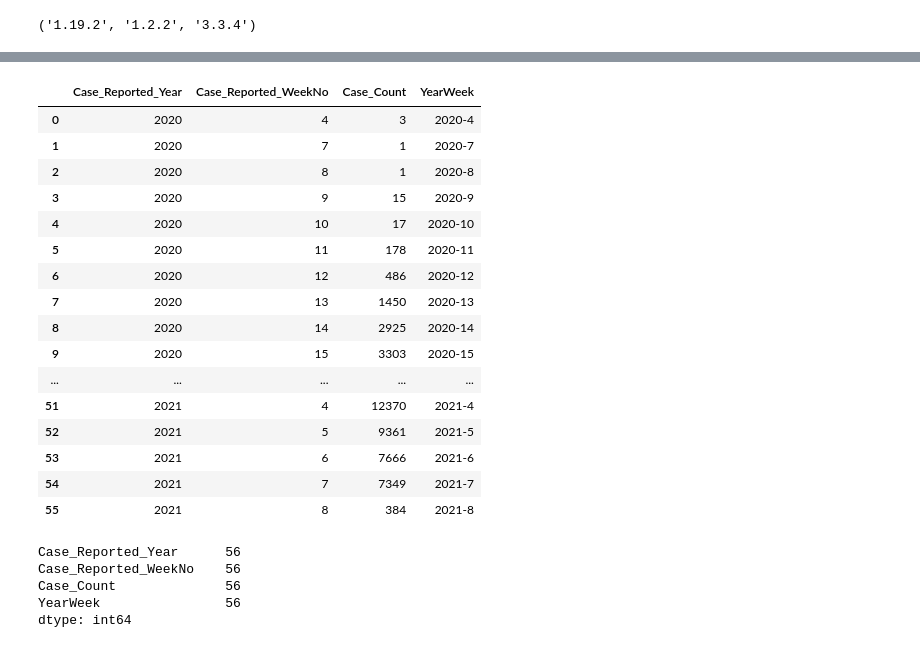
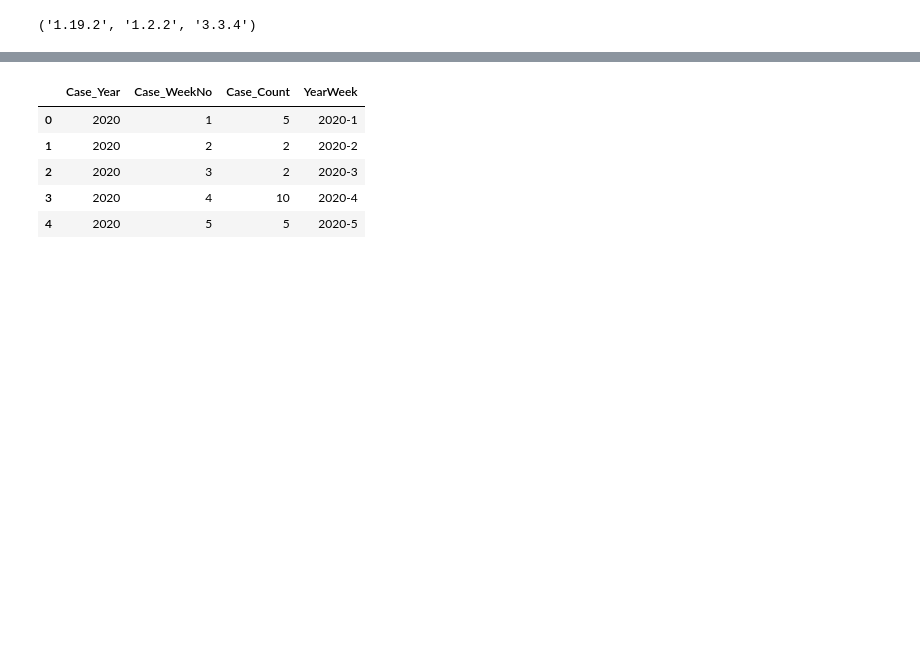
Before and after one commit to rkaunismaa/Covid19, a Jupyter notebook: Reports.ipynb, the cells around one changed output, grey strips where cells are left out. Drawn from its saved outputs; the diff is of its cells as text; code cells hidden in the pictures; blank space fills up the shorter version.

```diff
--- a/Reports.ipynb
+++ b/Reports.ipynb
@@ -46,7 +46,7 @@ memory usage: 2.1+ KB
 caseDf = pd.read_csv('PositiveCases.csv',
                         header=0,
                         index_col='Row_ID',
-                        parse_dates=['Case_Reported_Date'])
+                        parse_dates=['Accurate_Episode_Date','Case_Reported_Date','Test_Reported_Date','Specimen_Date'])
 # %%
 caseDf.head(10)
 # %% [output]
@@ -82,6 +85,7 @@ memory usage: 18.0 MB
 # %%
 # add in a year and week number
-caseDf['Case_Reported_Year'] = caseDf['Case_Reported_Date'].dt.isocalendar().year
-caseDf['Case_Reported_WeekNo'] = caseDf['Case_Reported_Date'].dt.isocalendar().week
+caseDate = 'Accurate_Episode_Date'
+caseDf['Case_Year'] = caseDf[caseDate].dt.isocalendar().year
+caseDf['Case_WeekNo'] = caseDf[caseDate].dt.isocalendar().week
 caseDf.head(10)
 # %% [output]
@@ -178,33 +142,14 @@ caseDf.sort_values(by=['Case_Reported_Date'])[['Case_Reported_Date','Case_Report
 # %%
-caseCountByYearWeek = caseDf.groupby(['Case_Reported_Year','Case_Reported_WeekNo'])[['Case_Reported_Date']].count().reset_index()
-caseCountByYearWeek.rename(columns = {'Case_Reported_Date':'Case_Count'}, inplace = True)
-caseCountByYearWeek['YearWeek'] = caseCountByYearWeek['Case_Reported_Year'].astype(str) + '-' + caseCountByYearWeek['Case_Reported_WeekNo'].astype(str)
-caseCountByYearWeek.head(60)
+caseCountByYearWeek = caseDf.groupby(['Case_Year','Case_WeekNo'])[[caseDate]].count().reset_index()
+caseCountByYearWeek.rename(columns = {caseDate:'Case_Count'}, inplace = True)
+caseCountByYearWeek['YearWeek'] = caseCountByYearWeek['Case_Year'].astype(str) + '-' + caseCountByYearWeek['Case_WeekNo'].astype(str)
+caseCountByYearWeek.head()
 # %% [output]
-|  | Case_Reported_Year | Case_Reported_WeekNo | Case_Count | YearWeek |
-| 0 | 2020 | 4 | 3 | 2020-4 |
-| 1 | 2020 | 7 | 1 | 2020-7 |
-| 2 | 2020 | 8 | 1 | 2020-8 |
-| 3 | 2020 | 9 | 15 | 2020-9 |
-| 4 | 2020 | 10 | 17 | 2020-10 |
-| 5 | 2020 | 11 | 178 | 2020-11 |
-| 6 | 2020 | 12 | 486 | 2020-12 |
-| 7 | 2020 | 13 | 1450 | 2020-13 |
-| 8 | 2020 | 14 | 2925 | 2020-14 |
-| 9 | 2020 | 15 | 3303 | 2020-15 |
-| ... | ... | ... | ... | ... |
-| 51 | 2021 | 4 | 12370 | 2021-4 |
-| 52 | 2021 | 5 | 9361 | 2021-5 |
-| 53 | 2021 | 6 | 7666 | 2021-6 |
-| 54 | 2021 | 7 | 7349 | 2021-7 |
-| 55 | 2021 | 8 | 384 | 2021-8 |
+|  | Case_Year | Case_WeekNo | Case_Count | YearWeek |
+| 0 | 2020 | 1 | 5 | 2020-1 |
+| 1 | 2020 | 2 | 2 | 2020-2 |
+| 2 | 2020 | 3 | 2 | 2020-3 |
+| 3 | 2020 | 4 | 10 | 2020-4 |
+| 4 | 2020 | 5 | 5 | 2020-5 |
-# %%
-caseCountByYearWeek.count()
-# %% [output]
-Case_Reported_Year      56
-Case_Reported_WeekNo    56
-Case_Count              56
-YearWeek                56
-dtype: int64
 # %%
 from matplotlib import pyplot as plt
```
Also changed, not shown: parts of 17 cells of this notebook, 6 other files.
